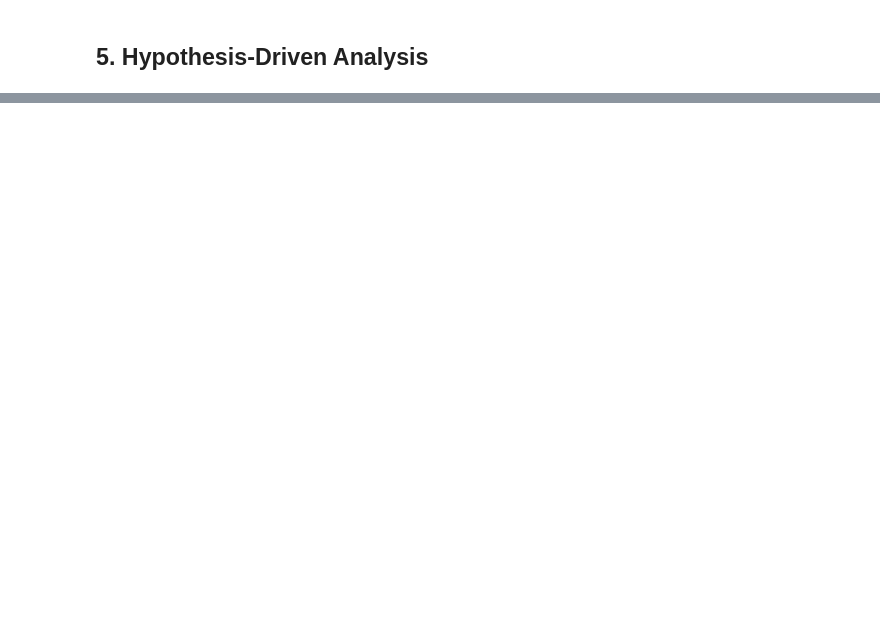
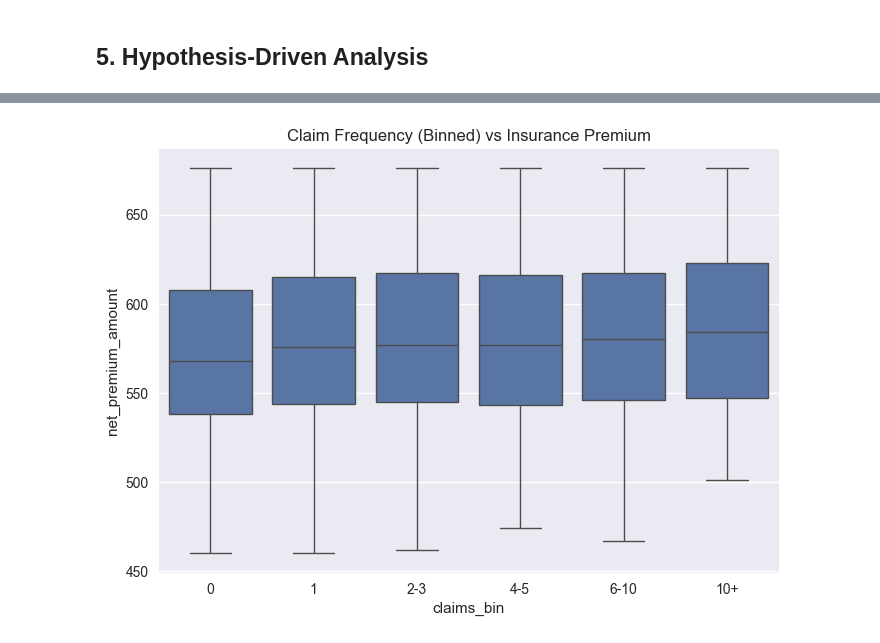
Before and after one commit to TT-Taiki/motor-insurance-premium-prediction, a Jupyter notebook: notebooks/eda.ipynb, the cells around one changed output, grey strips where cells are left out. Cells and saved outputs as stored; diff of their text form; code cells hidden in the pictures; blank space fills up the shorter version.

```diff
--- a/notebooks/eda.ipynb
+++ b/notebooks/eda.ipynb
@@ -180,0 +308,16 @@ a reasonable baseline for initial experimentation.
+# %%
+df_eda["claims_bin"] = pd.cut(
+    df_eda["total_claims_number_in_history"],
+    bins=[-1, 0, 1, 3, 5, 10, 100],
+    labels=["0", "1", "2-3", "4-5", "6-10", "10+"]
+)
+
+sns.boxplot(
+    data=df_eda,
+    x="claims_bin",
+    y="net_premium_amount"
+)
+plt.title("Claim Frequency (Binned) vs Insurance Premium")
+plt.show()
+# %% [output]
+[figure, added]
```
Also changed, not shown: parts of 31 cells of this notebook.
